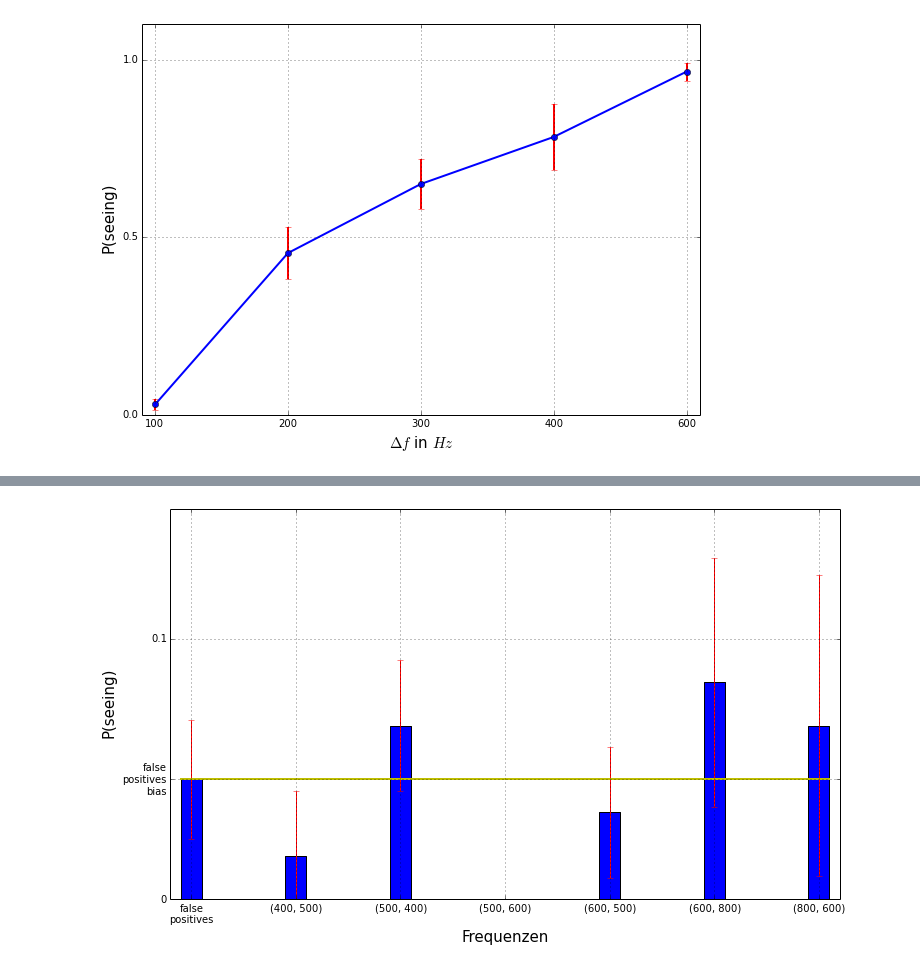
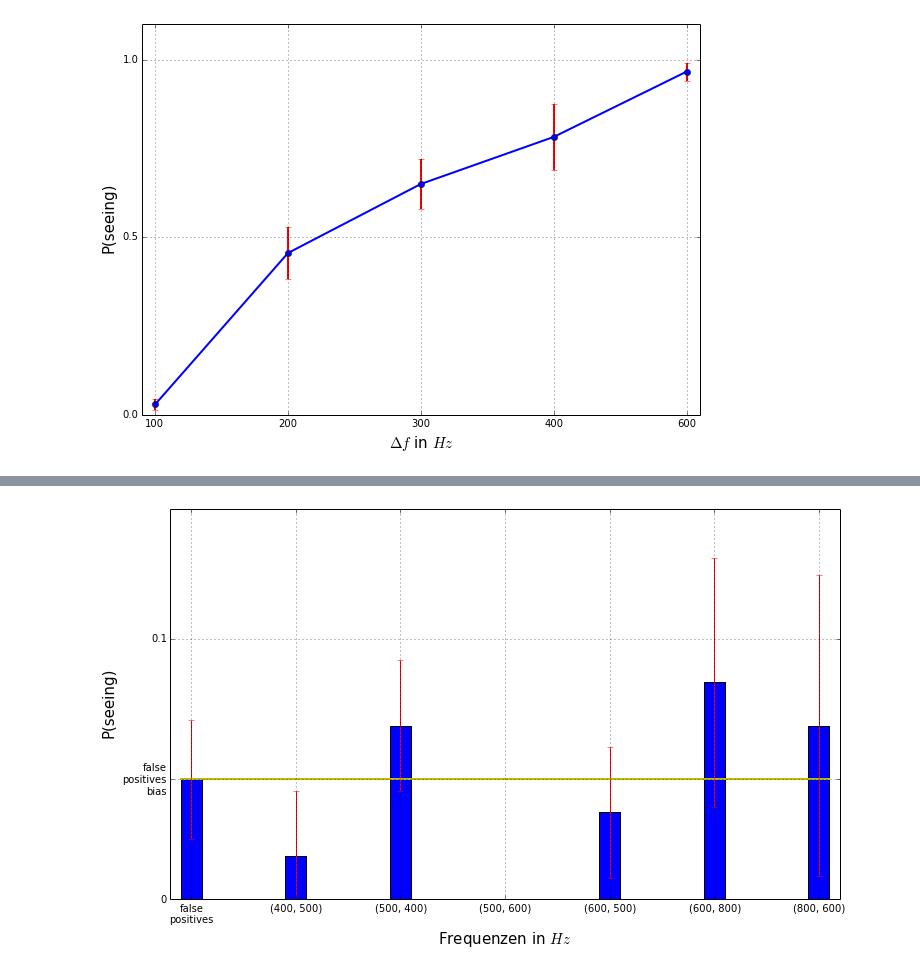
Before and after one commit to wachtlerlab/RWeiss, a Jupyter notebook: Auswertung_all_means.ipynb, the cells around one changed output, grey strips where cells are left out. Drawn from its saved outputs; the diff is of its cells as text; code cells hidden in the pictures.

```diff
--- a/Auswertung_all_means.ipynb
+++ b/Auswertung_all_means.ipynb
@@ -169,22 +181,22 @@ p.set_ylabel('P(seeing)', fontsize=15)
 # %%
 low = ('false\npositives', (400,500), (500,400), (500,600), (600,500), (600,800), (800,600))
 low_vals = [d_all[item] for item in low]
 
 ids = [0, 7, 11, 12, 16, 17, 21]
 border = float(d_all['false\npositives'][1])/d_all['false\npositives'][0]
 
 f, p = plt.subplots(1, figsize=(12,7))
 p.bar(range(len(low)), [(float(item[1])/item[0]) for item in low_vals], color='b', align='center', width=.2, yerr=[d_all_std[i] for i in ids], ecolor='r')
 p.plot((-.1,6.1), (border,border), color='y', linewidth=2)
 p.set_xticks(range(len(low)))
 p.set_xticklabels(low)
 p.set_yticks([0,border, .1])
 p.set_yticklabels([0, 'false\npositives\nbias', 0.1])
 p.grid()
 p.set_ylim(0,.15)
 p.set_xlim(-.2, 6.2)
-p.set_xlabel('Frequenzen', fontsize=15)
+p.set_xlabel('Frequenzen in $Hz$', fontsize=15)
 p.set_ylabel('P(seeing)', fontsize=15)
 #plt.savefig('/home/weiss/Downloads/false_positives_bias.pdf')
 # %% [output]
-[figure, old version]
+[figure, new version]
```
Also changed, not shown: parts of 3 cells of this notebook, 1 other file.
